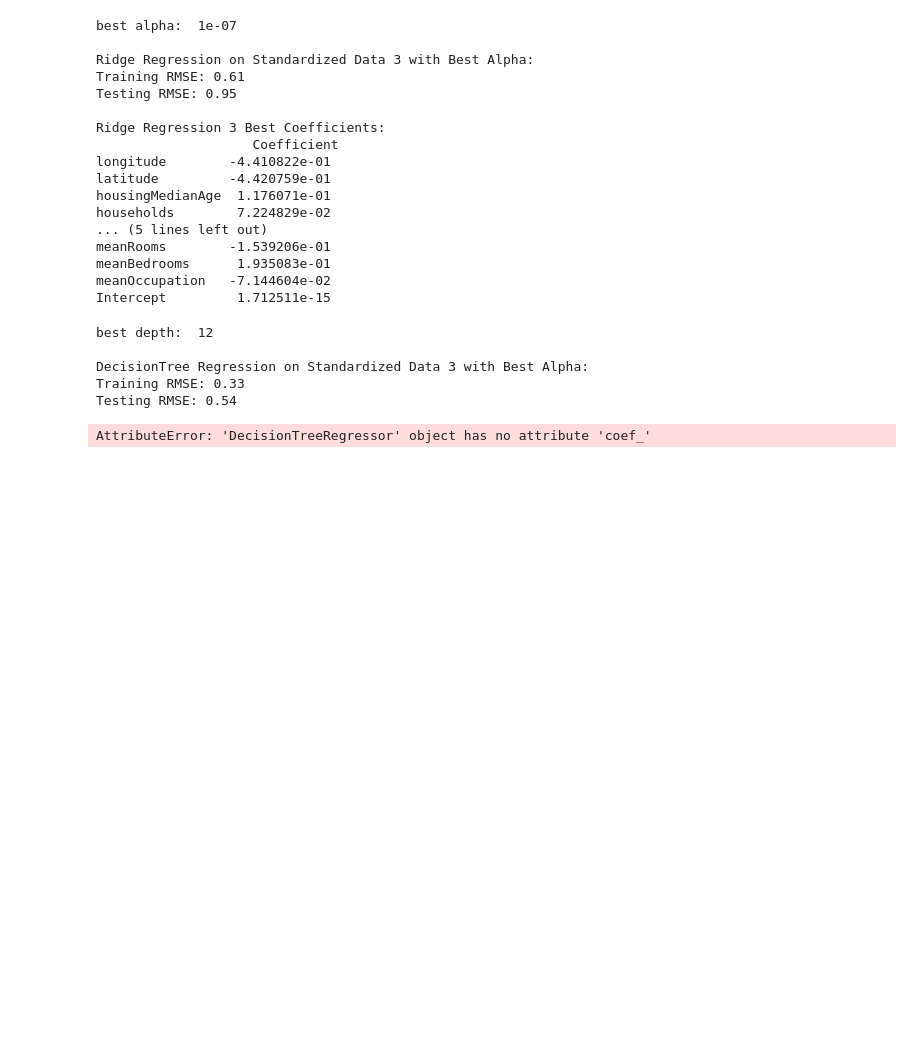
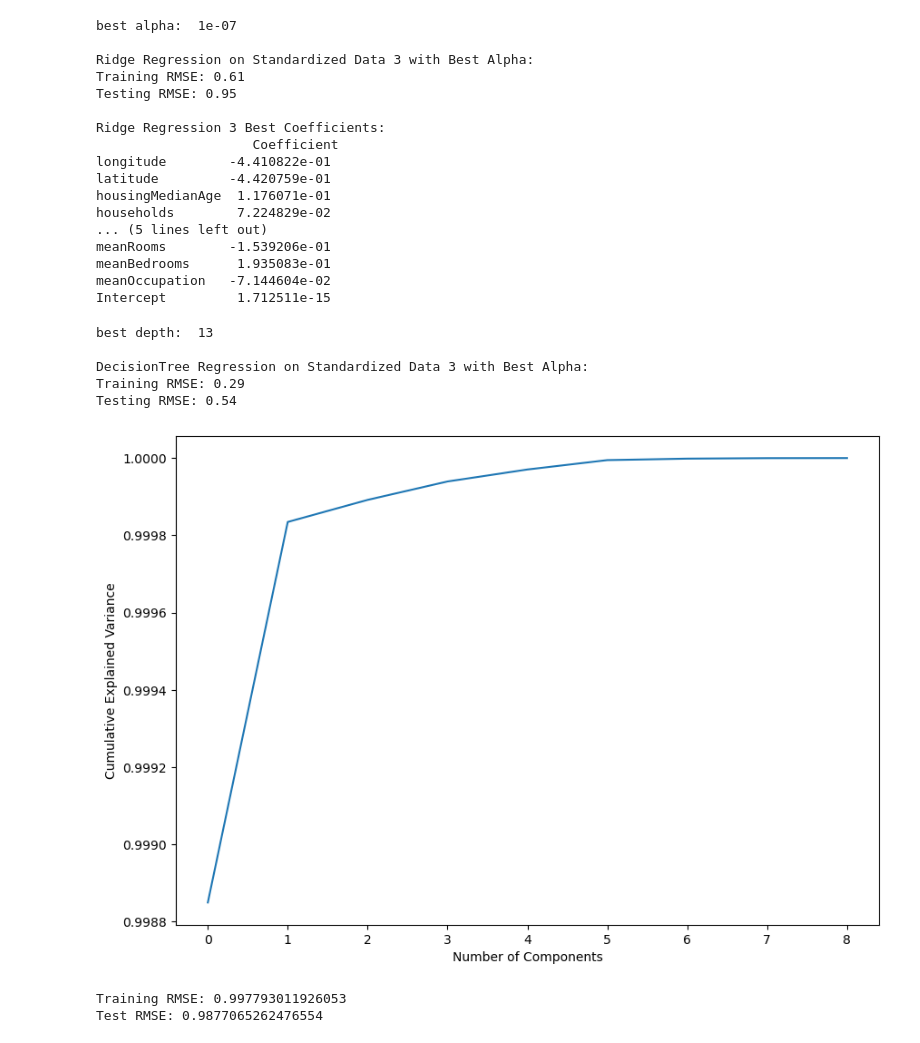
Before and after one commit to AbhinavDevelops/Analysis-on-the-Californinan-Housing-market, a Jupyter notebook: assign3_23082057.ipynb, the cells around one changed output. Drawn from its saved outputs; the diff is of its cells as text; code cells hidden in the pictures; blank space fills up the shorter version.

```diff
--- a/assign3_23082057.ipynb
+++ b/assign3_23082057.ipynb
@@ -418,10 +418,14 @@ Intercept        -1.955262e-16
 # %%
 #D4
 from sklearn.model_selection import GridSearchCV
+from sklearn.model_selection import KFold
+
 
 alpha_values = [0.0000001, 0.000001, 0.00001, 0.001, 0.001, 0.01, 0.1, 1, 10, 100]
 
-grid = GridSearchCV(Lasso(), param_grid={'alpha': alpha_values}, cv=10)
+kf = KFold(n_splits=10, shuffle=True, random_state=5508)
+
+grid = GridSearchCV(Lasso(), param_grid={'alpha': alpha_values}, cv=kf)
 
 grid.fit(train3_scaled, train3_target_scaled)
 
@@ -468,7 +472,7 @@ Intercept         1.711300e-15
 
 from sklearn.linear_model import Ridge
 
-grid = GridSearchCV(Ridge(), param_grid={'alpha': alpha_values}, cv=10)
+grid = GridSearchCV(Ridge(), param_grid={'alpha': alpha_values}, cv=kf)
 
 grid.fit(train3_scaled, train3_target_scaled)
 
@@ -515,7 +519,7 @@ Intercept         1.712511e-15
 from sklearn.tree import DecisionTreeRegressor
 max_depth = range(3,15,1)
 
-grid = GridSearchCV(DecisionTreeRegressor(), param_grid={'max_depth': max_depth}, cv=10)
+grid = GridSearchCV(DecisionTreeRegressor(random_state=5508), param_grid={'max_depth': max_depth}, cv=kf)
 
 grid.fit(train3_scaled, train3_target_scaled)
 
@@ -535,9 +539,46 @@ print("\nDecisionTree Regression on Standardized Data 3 with Best Alpha:")
 print(f"Training RMSE: {DecisionTree_reg3_best_train_rmse:.2f}")
 print(f"Testing RMSE: {DecisionTree_reg3_best_test_rmse:.2f}")
 # %% [output]
-best depth:  12
+best depth:  13
 
 DecisionTree Regression on Standardized Data 3 with Best Alpha:
-Training RMSE: 0.33
+Training RMSE: 0.29
 Testing RMSE: 0.54
-AttributeError: 'DecisionTreeRegressor' object has no attribute 'coef_'
+# %%
+#D7 performing pca on data 3
+import numpy as np
+from sklearn.decomposition import PCA
+
+# PCA is determinstic so do not need to set random_state
+
+pca = PCA()
+
+
+#select numerical columns
+numerical_data3 = train3.select_dtypes(include=['float64', 'int64'])
+
+train3_pca = pca.fit_transform(numerical_data3)
+
+
+plt.figure(figsize=(10,7))
+plt.plot(np.cumsum(pca.explained_variance_ratio_))
+plt.xlabel('Number of Components')
+plt.ylabel('Cumulative Explained Variance')
+plt.show()
+
+pca = PCA(n_components=1)
+train3_pca = pca.fit_transform(numerical_data3)
+test3_pca = pca.transform(test3.select_dtypes(include=['float64', 'int64']))
+
+lr = LinearRegression()
+lr.fit(train3_pca, train3_target_scaled)
+
+# Calculate and print RMSE for the training and test data
+train3_pca_rmse = root_mean_squared_error(train3_target_scaled, lr.predict(train3_pca))
+test3_pca_rmse = root_mean_squared_error(test3_target_scaled, lr.predict(test3_pca))
+print(f"Training RMSE: {train3_pca_rmse}")
+print(f"Test RMSE: {test3_pca_rmse}")
+# %% [output]
+[figure, added]
+Training RMSE: 0.997793011926053
+Test RMSE: 0.9877065262476554
```
Also changed, not shown: parts of 1 cell of this notebook.
